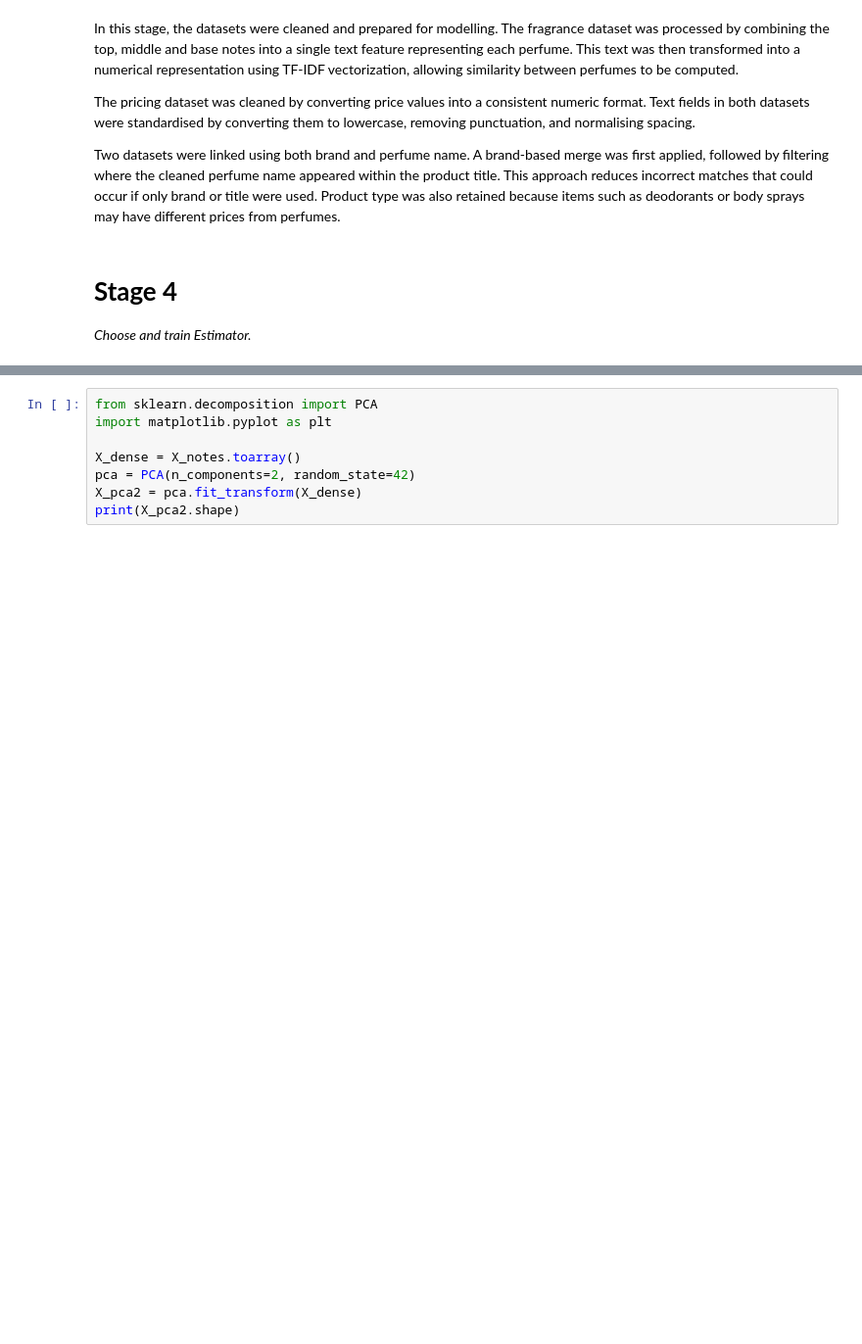
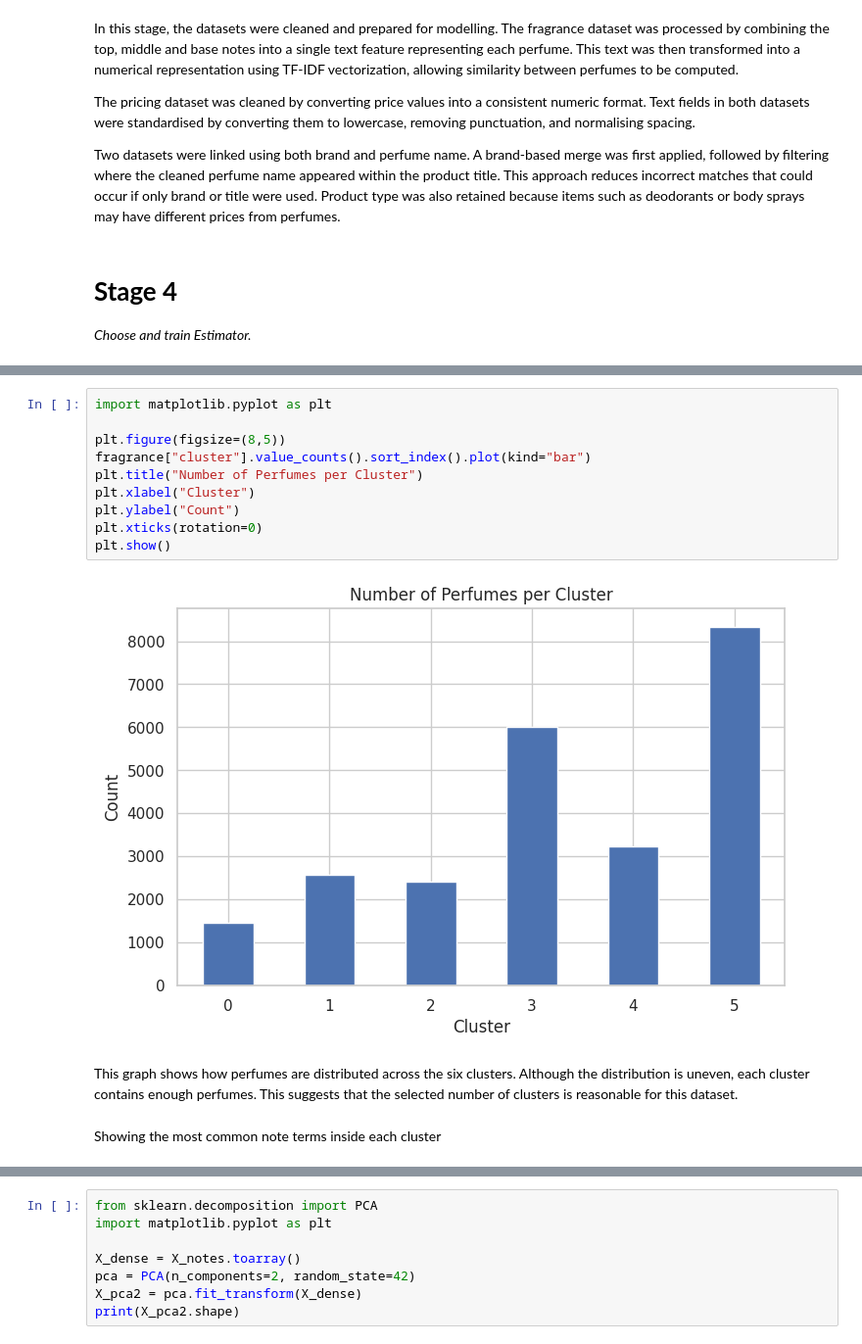
Before and after one commit to Oksana0020/perfumes, a Jupyter notebook: Project3_DataDrivenModel.ipynb, the cells around one changed output, grey strips where cells are left out. Shown at 98% size. Cells and saved outputs as stored; diff of their text form; blank space fills up the shorter version.

Commit message:
Visualize clusters, assign cluster labels and analyse category patterns.

```diff
--- a/Project3_DataDrivenModel.ipynb
+++ b/Project3_DataDrivenModel.ipynb
@@ -556,0 +633,16 @@ fragrance["cluster"] = kmeans.fit_predict(X_notes)
+# %%
+import matplotlib.pyplot as plt
+
+plt.figure(figsize=(8,5))
+fragrance["cluster"].value_counts().sort_index().plot(kind="bar")
+plt.title("Number of Perfumes per Cluster")
+plt.xlabel("Cluster")
+plt.ylabel("Count")
+plt.xticks(rotation=0)
+plt.show()
+# %% [output]
+[figure, added]
+# %% [markdown]
+This graph shows how perfumes are distributed across the six clusters. Although the distribution is uneven, each cluster contains enough perfumes. This suggests that the selected number of clusters is reasonable for this dataset.
+# %% [markdown]
+Showing the most common note terms inside each cluster
```
Also changed, not shown: parts of 49 cells of this notebook.
